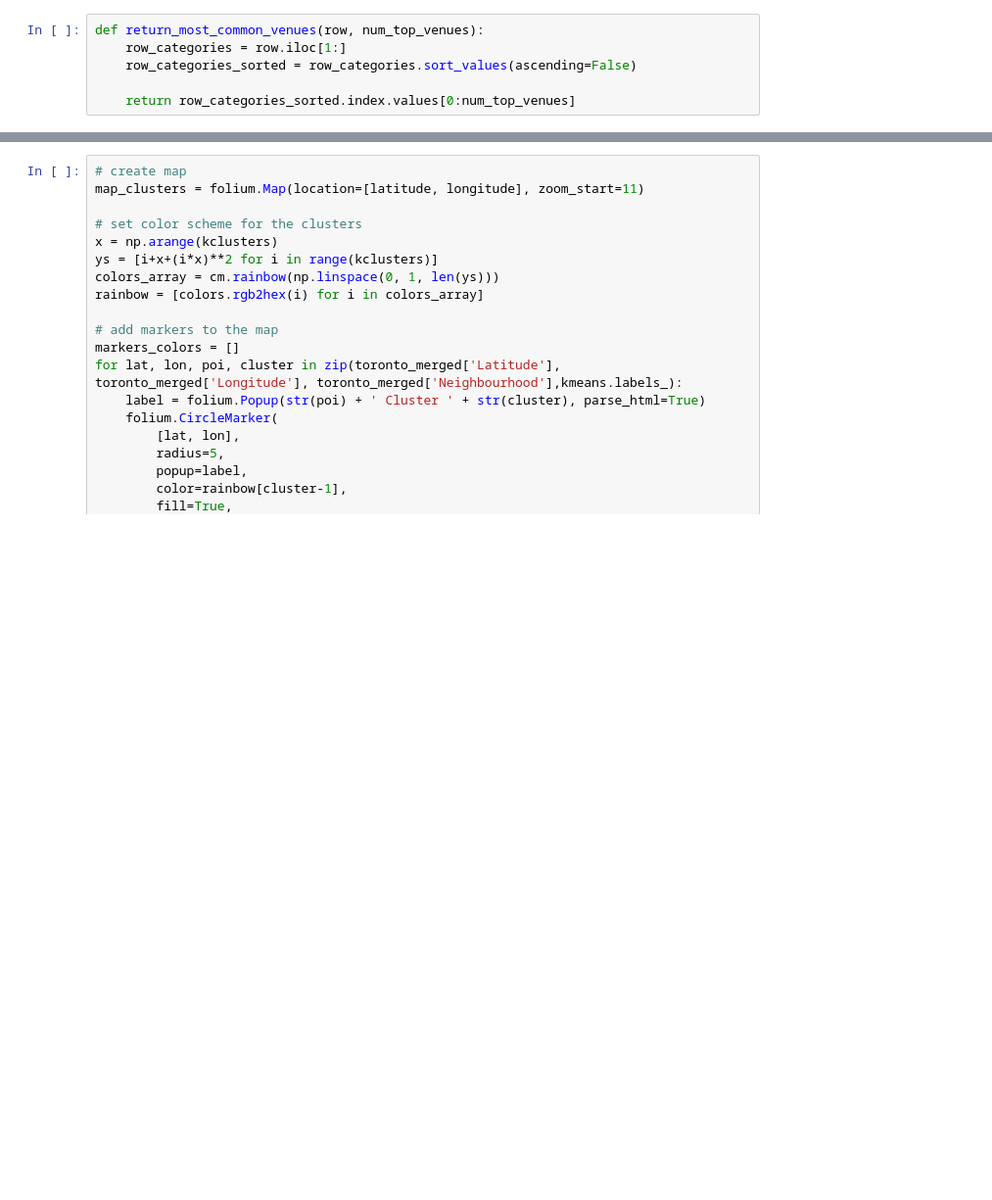
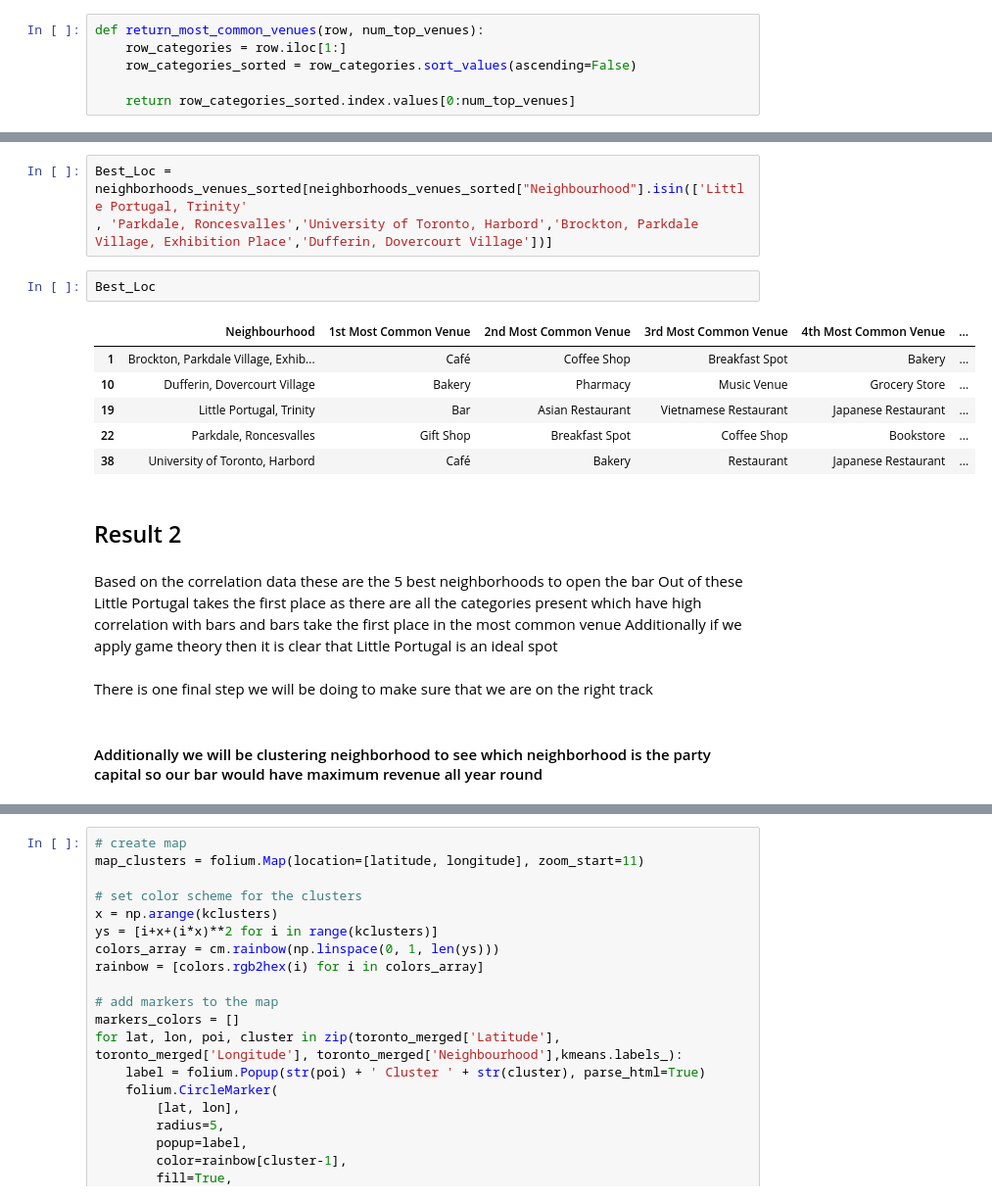
Before and after one commit to praddib/Courcera_Capstone_Prateek, a Jupyter notebook: Courcera_Capstone.ipynb, the cells around one changed output, grey strips where cells are left out. Shown at 98% size. Saved outputs shown, nothing was run; the diff lists cells and outputs as text; blank space fills up the shorter version.

```diff
--- a/Courcera_Capstone.ipynb
+++ b/Courcera_Capstone.ipynb
@@ -723,3 +812,25 @@ neighborhoods_venues_sorted.head()
+# %%
+Best_Loc = neighborhoods_venues_sorted[neighborhoods_venues_sorted["Neighbourhood"].isin(['Little Portugal, Trinity'
+, 'Parkdale, Roncesvalles','University of Toronto, Harbord','Brockton, Parkdale Village, Exhibition Place','Dufferin, Dovercourt Village'])]
+# %%
+Best_Loc
+# %% [output]
+|  | Neighbourhood | 1st Most Common Venue | 2nd Most Common Venue | 3rd Most Common Venue | 4th Most Common Venue | ... |
+| 1 | Brockton, Parkdale Village, Exhib... | Café | Coffee Shop | Breakfast Spot | Bakery | ... |
+| 10 | Dufferin, Dovercourt Village | Bakery | Pharmacy | Music Venue | Grocery Store | ... |
+| 19 | Little Portugal, Trinity | Bar | Asian Restaurant | Vietnamese Restaurant | Japanese Restaurant | ... |
+| 22 | Parkdale, Roncesvalles | Gift Shop | Breakfast Spot | Coffee Shop | Bookstore | ... |
+| 38 | University of Toronto, Harbord | Café | Bakery | Restaurant | Japanese Restaurant | ... |
+# %% [markdown]
+## Result 2
+# %% [markdown]
+Based on the correlation data these are the 5 best neighborhoods to open the bar
+Out of these Little Portugal takes the first place as there are all the categories present which have high correlation with bars and bars take the first place in the most common venue
+Additionally if we apply game theory then it is clear that  Little Portugal is an ideal spot
+# %% [markdown]
+There is one final step we will be doing to make sure that we are on the right track
+# %% [markdown]
+#### Additionally we will be clustering neighborhood to see which neighborhood is the party capital so our bar would have maximum revenue all year round
 # %%
 kclusters = 10
 
```
Also changed, not shown: parts of 41 cells of this notebook.
